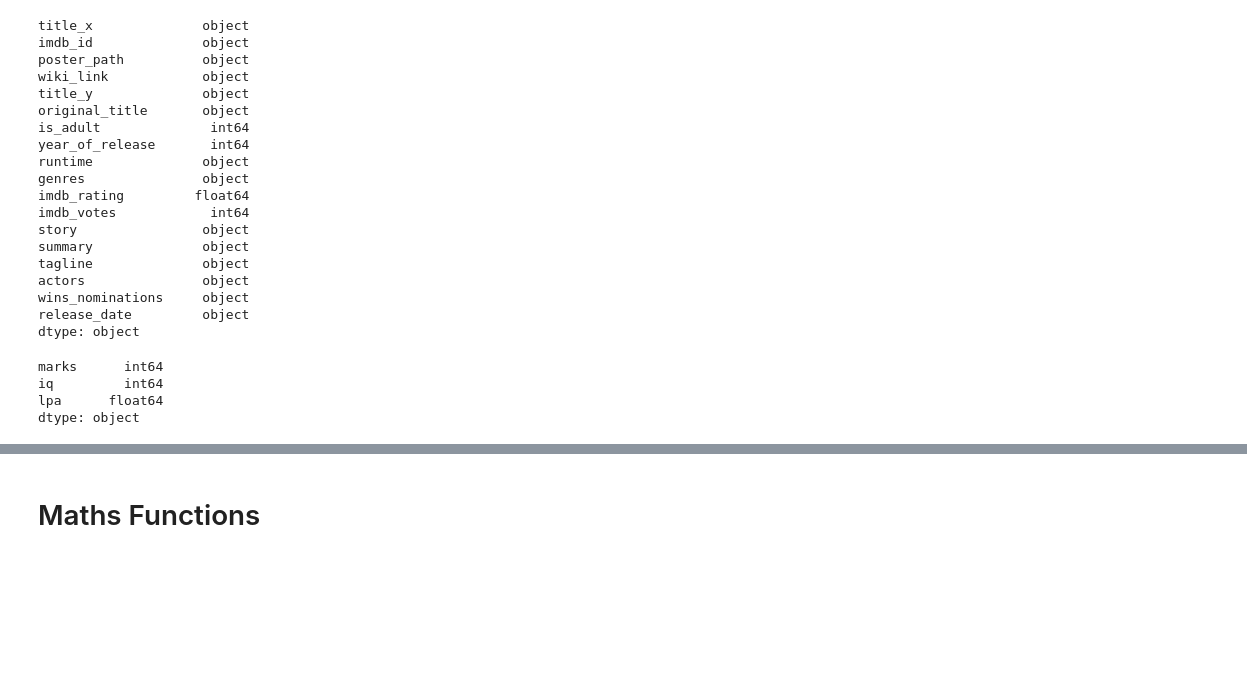
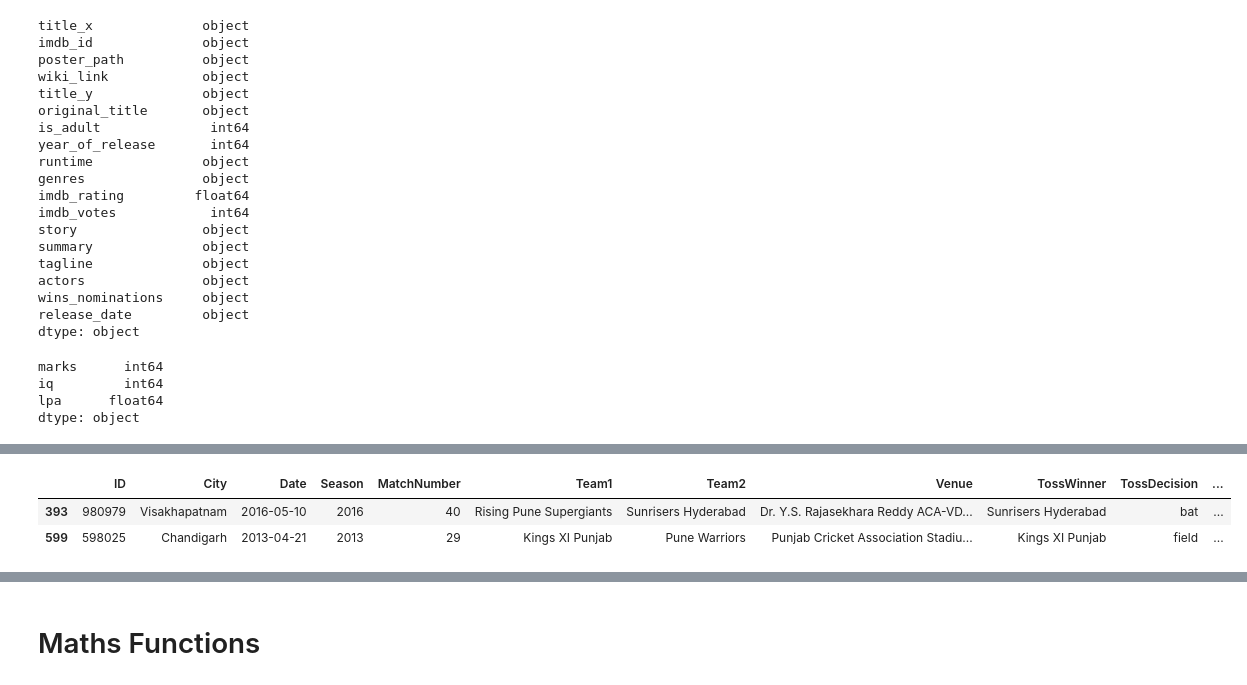
Before and after one commit to birusolankar/Pandas, a Jupyter notebook: Pandas_DataFrame.ipynb, the cells around one changed output, grey strips where cells are left out. Drawn from its saved outputs; the diff is of its cells as text; code cells hidden in the pictures; blank space fills up the shorter version.

```diff
--- a/Pandas_DataFrame.ipynb
+++ b/Pandas_DataFrame.ipynb
@@ -125,4 +186,9 @@ dtype: object
 # %%
 # sample
+ipl.sample(2)
+# %% [output]
+|  | ID | City | Date | Season | MatchNumber | Team1 | Team2 | Venue | TossWinner | TossDecision | ... |
+| 393 | 980979 | Visakhapatnam | 2016-05-10 | 2016 | 40 | Rising Pune Supergiants | Sunrisers Hyderabad | Dr. Y.S. Rajasekhara Reddy ACA-VD... | Sunrisers Hyderabad | bat | ... |
+| 599 | 598025 | Chandigarh | 2013-04-21 | 2013 | 29 | Kings XI Punjab | Pune Warriors | Punjab Cricket Association Stadiu... | Kings XI Punjab | field | ... |
 # %%
 # info
```
Also changed, not shown: parts of 12 cells of this notebook.
